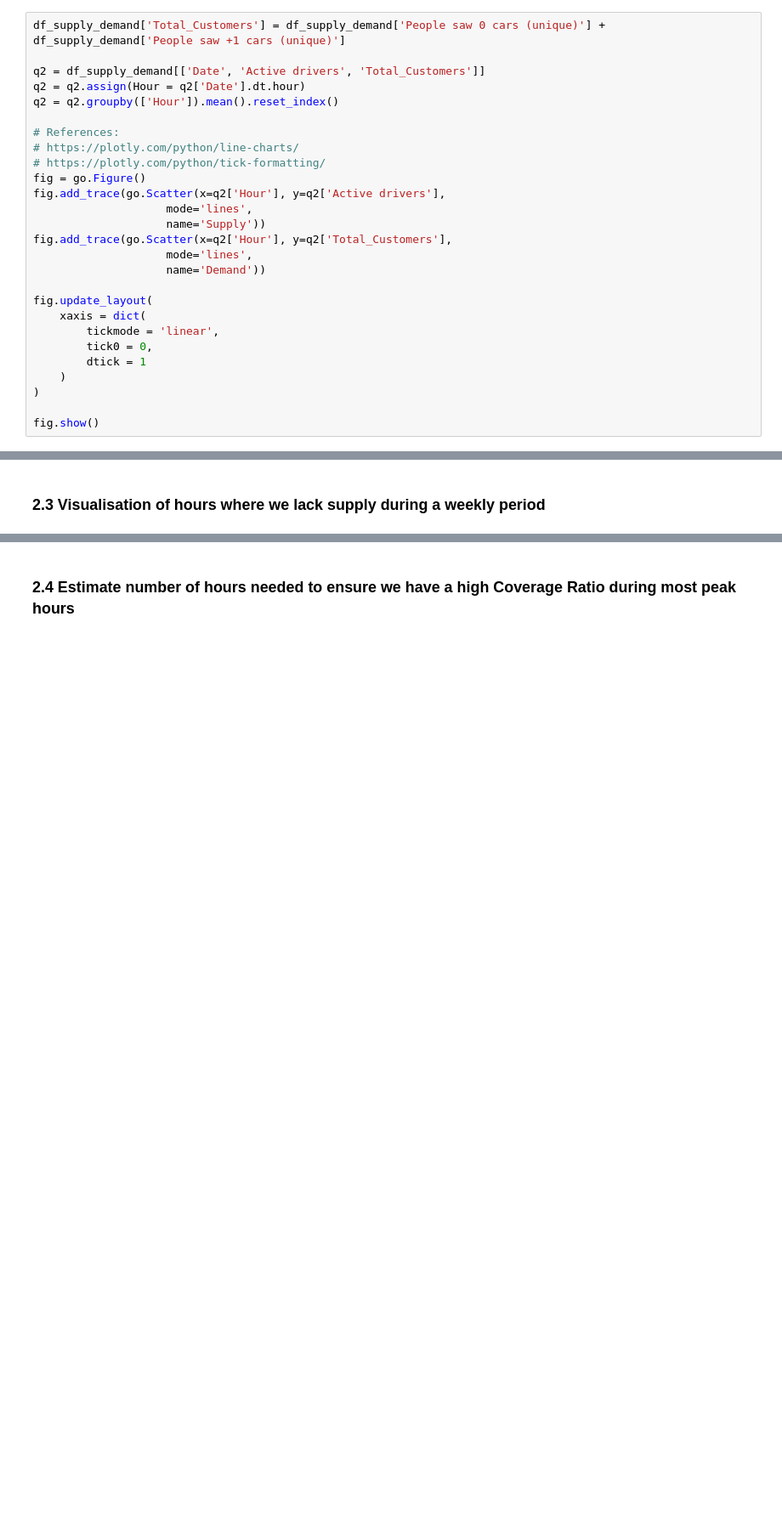
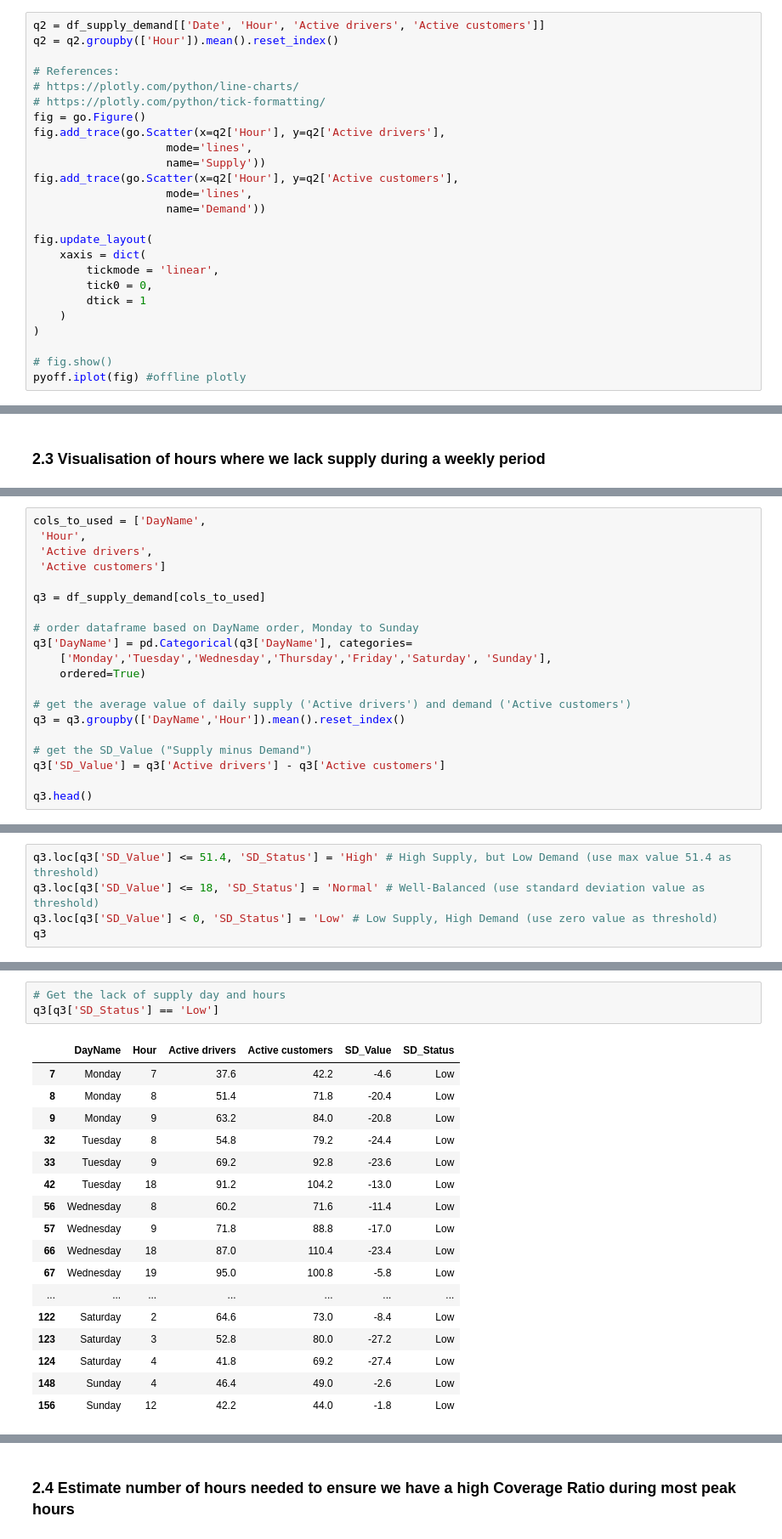
Before and after one commit to enliktjioe/PythonProjects, a Jupyter notebook: Bolt_DA_Test/Supply_and_Demand.ipynb, the cells around one changed output, grey strips where cells are left out. Shown at 85% size. Cells and saved outputs as stored; diff of their text form; blank space fills up the shorter version.

```diff
--- a/Bolt_DA_Test/Supply_and_Demand.ipynb
+++ b/Bolt_DA_Test/Supply_and_Demand.ipynb
@@ -94,10 +126,7 @@ df_supply_demand
 # %% [markdown]
 ### 2.2 Visualize 24-hour curve of average supply and demand
 # %%
-df_supply_demand['Total_Customers'] = df_supply_demand['People saw 0 cars (unique)'] + df_supply_demand['People saw +1 cars (unique)']
-
-q2 = df_supply_demand[['Date', 'Active drivers', 'Total_Customers']]
-q2 = q2.assign(Hour = q2['Date'].dt.hour)
+q2 = df_supply_demand[['Date', 'Hour', 'Active drivers', 'Active customers']]
 q2 = q2.groupby(['Hour']).mean().reset_index()
 
 # References:
@@ -107,7 +136,7 @@ fig = go.Figure()
 fig.add_trace(go.Scatter(x=q2['Hour'], y=q2['Active drivers'],
                     mode='lines',
                     name='Supply'))
-fig.add_trace(go.Scatter(x=q2['Hour'], y=q2['Total_Customers'],
+fig.add_trace(go.Scatter(x=q2['Hour'], y=q2['Active customers'],
                     mode='lines',
                     name='Demand'))
 
@@ -119,7 +148,8 @@ fig.update_layout(
     )
 )
 
-fig.show()
+# fig.show()
+pyoff.iplot(fig) #offline plotly
 # %% [output]
 [interactive output not drawn]
 [interactive output not drawn]
@@ -131,0 +164,20 @@ From graph above:
+# %%
+cols_to_used = ['DayName',
+ 'Hour',
+ 'Active drivers',
+ 'Active customers']
+
+q3 = df_supply_demand[cols_to_used]
+
+# order dataframe based on DayName order, Monday to Sunday
+q3['DayName'] = pd.Categorical(q3['DayName'], categories=
+    ['Monday','Tuesday','Wednesday','Thursday','Friday','Saturday', 'Sunday'],
+    ordered=True)
+
+# get the average value of daily supply ('Active drivers') and demand ('Active customers')
+q3 = q3.groupby(['DayName','Hour']).mean().reset_index()
+
+# get the SD_Value ("Supply minus Demand")
+q3['SD_Value'] = q3['Active drivers'] - q3['Active customers']
+
+q3.head()
@@ -131,0 +204,5 @@ From graph above:
+# %%
+q3.loc[q3['SD_Value'] <= 51.4, 'SD_Status'] = 'High' # High Supply, but Low Demand (use max value 51.4 as threshold)
+q3.loc[q3['SD_Value'] <= 18, 'SD_Status'] = 'Normal' # Well-Balanced (use standard deviation value as threshold)
+q3.loc[q3['SD_Value'] < 0, 'SD_Status'] = 'Low' # Low Supply, High Demand (use zero value as threshold)
+q3
@@ -131,0 +223,21 @@ From graph above:
+# %%
+# Get the lack of supply day and hours
+q3[q3['SD_Status'] == 'Low']
+# %% [output]
+|  | DayName | Hour | Active drivers | Active customers | SD_Value | SD_Status |
+| 7 | Monday | 7 | 37.6 | 42.2 | -4.6 | Low |
+| 8 | Monday | 8 | 51.4 | 71.8 | -20.4 | Low |
+| 9 | Monday | 9 | 63.2 | 84.0 | -20.8 | Low |
+| 32 | Tuesday | 8 | 54.8 | 79.2 | -24.4 | Low |
+| 33 | Tuesday | 9 | 69.2 | 92.8 | -23.6 | Low |
+| 42 | Tuesday | 18 | 91.2 | 104.2 | -13.0 | Low |
+| 56 | Wednesday | 8 | 60.2 | 71.6 | -11.4 | Low |
+| 57 | Wednesday | 9 | 71.8 | 88.8 | -17.0 | Low |
+| 66 | Wednesday | 18 | 87.0 | 110.4 | -23.4 | Low |
+| 67 | Wednesday | 19 | 95.0 | 100.8 | -5.8 | Low |
+| ... | ... | ... | ... | ... | ... | ... |
+| 122 | Saturday | 2 | 64.6 | 73.0 | -8.4 | Low |
+| 123 | Saturday | 3 | 52.8 | 80.0 | -27.2 | Low |
+| 124 | Saturday | 4 | 41.8 | 69.2 | -27.4 | Low |
+| 148 | Sunday | 4 | 46.4 | 49.0 | -2.6 | Low |
+| 156 | Sunday | 12 | 42.2 | 44.0 | -1.8 | Low |
```
Also changed, not shown: parts of 11 cells of this notebook.
